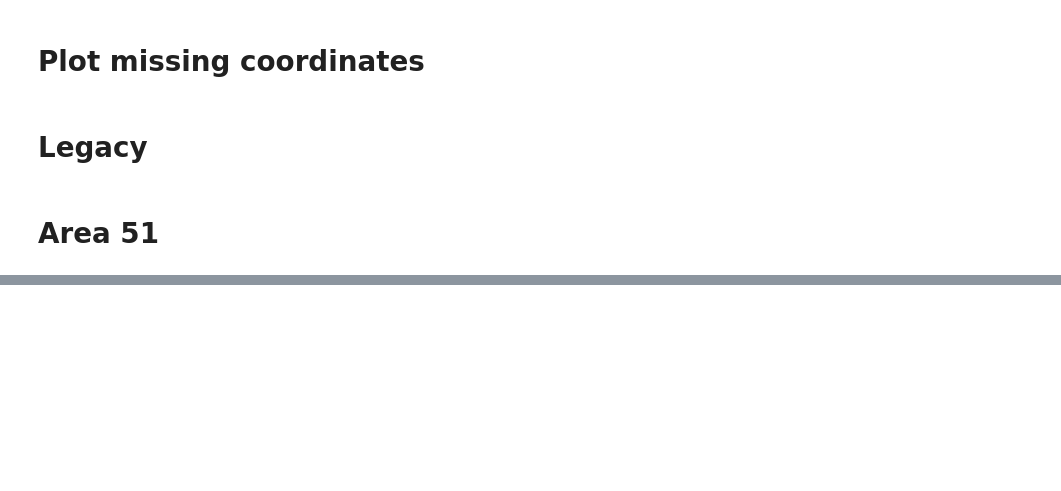
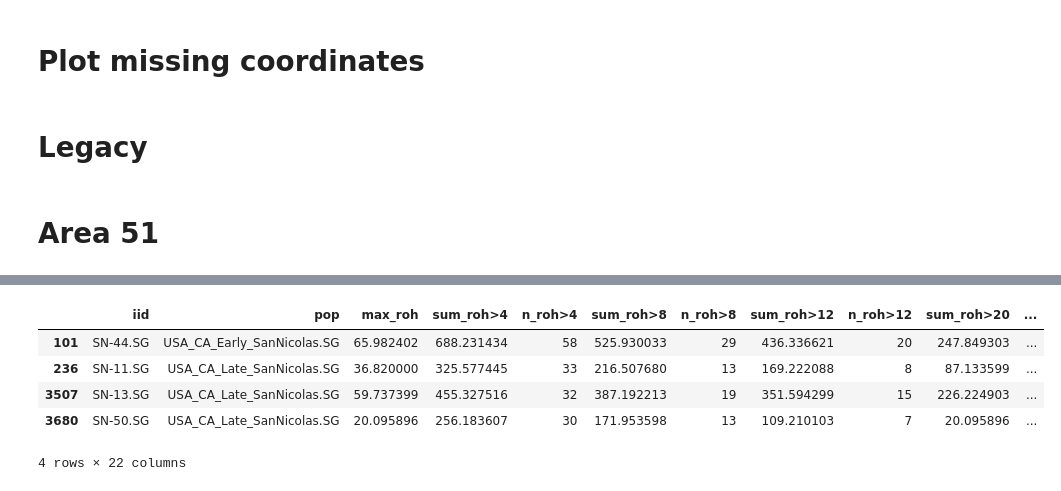
Before and after one commit to hringbauer/hapROH, a Jupyter notebook: Notebooks/Figures/plot_bar_ROH.ipynb, the cells around one changed output, grey strips where cells are left out. Drawn from its saved outputs; the diff is of its cells as text; code cells hidden in the pictures; blank space fills up the shorter version.

```diff
--- a/Notebooks/Figures/plot_bar_ROH.ipynb
+++ b/Notebooks/Figures/plot_bar_ROH.ipynb
@@ -944,2 +989,12 @@ def plot_panel_roh_bars(plot_dfs, figsize=(24,6), wspace=2.0, hspace=2.0,
+# %%
+df1 = pd.read_csv("./Empirical/roh_all_inds_final_v42.csv", sep='\t')
+df1[df1["clst"].str.contains("Nicolas")]  # Republic
+# %% [output]
+|  | iid | pop | max_roh | sum_roh>4 | n_roh>4 | sum_roh>8 | n_roh>8 | sum_roh>12 | n_roh>12 | sum_roh>20 | ... |
+| 101 | SN-44.SG | USA_CA_Early_SanNicolas.SG | 65.982402 | 688.231434 | 58 | 525.930033 | 29 | 436.336621 | 20 | 247.849303 | ... |
+| 236 | SN-11.SG | USA_CA_Late_SanNicolas.SG | 36.820000 | 325.577445 | 33 | 216.507680 | 13 | 169.222088 | 8 | 87.133599 | ... |
+| 3507 | SN-13.SG | USA_CA_Late_SanNicolas.SG | 59.737399 | 455.327516 | 32 | 387.192213 | 19 | 351.594299 | 15 | 226.224903 | ... |
+| 3680 | SN-50.SG | USA_CA_Late_SanNicolas.SG | 20.095896 | 256.183607 | 30 | 171.953598 | 13 | 109.210103 | 7 | 20.095896 | ... |
+4 rows × 22 columns
 # %%
 df1 = pd.read_csv("./Empirical/roh_all_inds_final_v42.csv", sep='\t')
```
Also changed, not shown: parts of 16 cells of this notebook, 9 other files.
